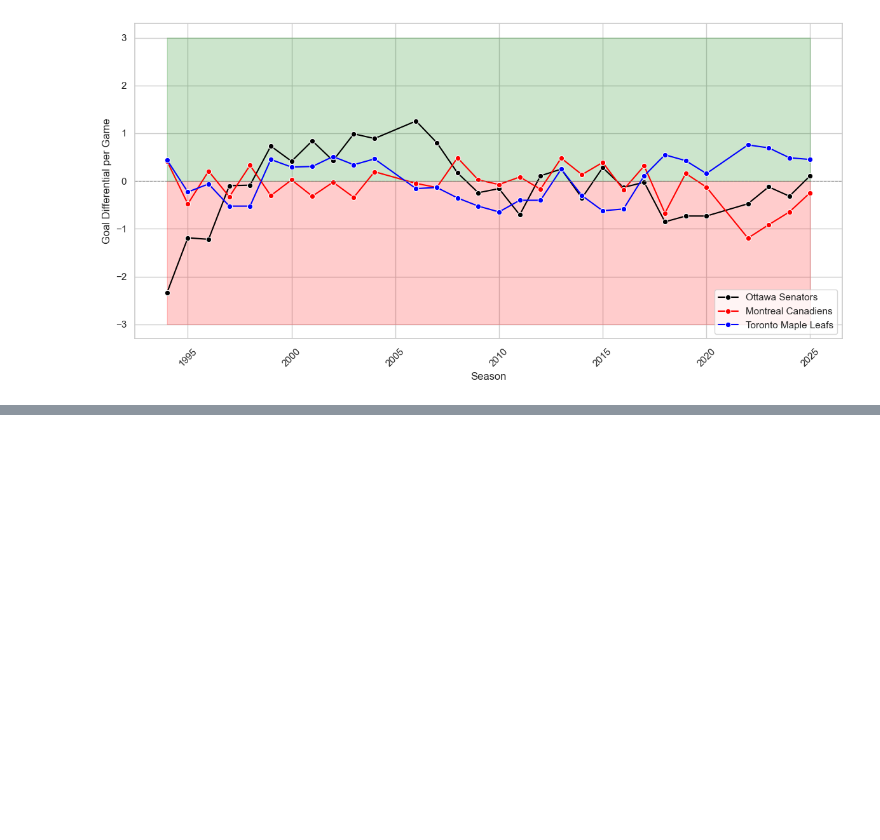
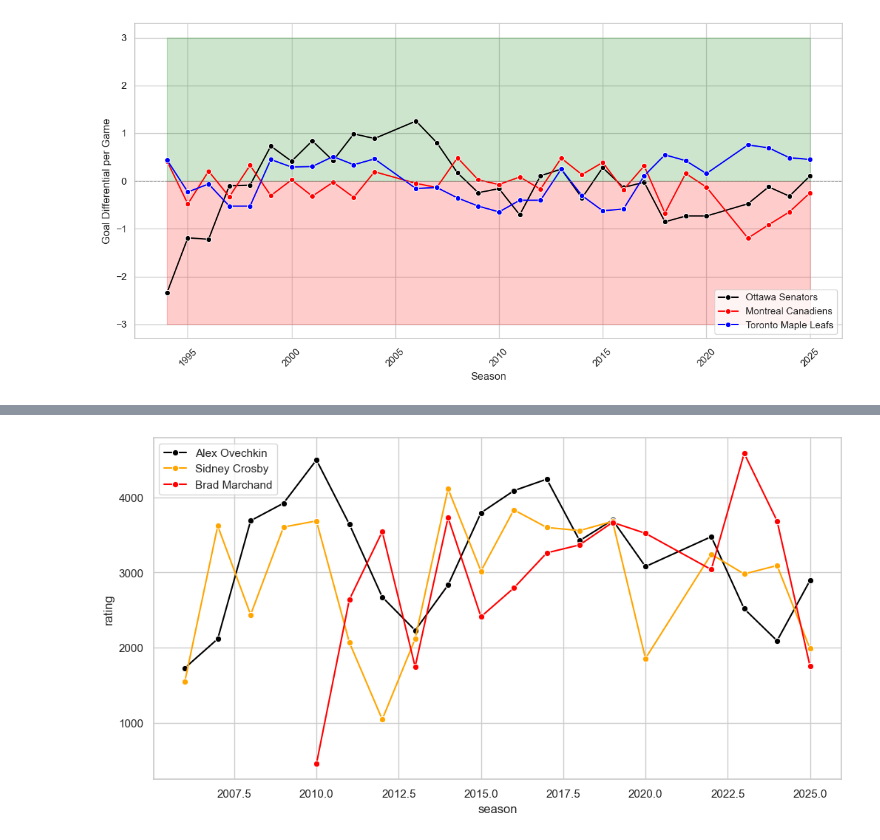
Before and after one commit to alibekk93/NHL_players_career_display, a Jupyter notebook: team_graph_test.ipynb, the cells around one changed output, grey strips where cells are left out. Drawn from its saved outputs; the diff is of its cells as text; code cells hidden in the pictures; blank space fills up the shorter version.

Commit message:
experimenting with player stats

```diff
--- a/team_graph_test.ipynb
+++ b/team_graph_test.ipynb
@@ -28,0 +73,4 @@ plt.show()
+# %%
+player_data['team'] = player_data['team'].map(team_name_dict)
+# %%
+combined_data = player_data.merge(team_data, left_on=['season', 'team'], right_on=['season', 'team'], how='inner')
@@ -28,0 +93,2 @@ plt.show()
+# %%
+combined_data['rating'] = (combined_data['GD per game'] + abs(combined_data['GD per game'].min())) * combined_data['TOI']
@@ -28,0 +115,22 @@ plt.show()
+# %%
+combined_data_agg = combined_data.groupby(['season', 'name']).agg({'rating': 'sum', 'position': 'first'}).reset_index()
+# %%
+sns.set(style="whitegrid")
+plt.figure(figsize=(12, 6))
+sns.lineplot(data=combined_data_agg[combined_data_agg['name']=='Alex Ovechkin'],
+             x='season', y='rating', marker='o', color='black', label='Alex Ovechkin')
+sns.lineplot(data=combined_data_agg[combined_data_agg['name']=='Sidney Crosby'],
+             x='season', y='rating', marker='o', color='orange', label='Sidney Crosby')
+sns.lineplot(data=combined_data_agg[combined_data_agg['name']=='Brad Marchand'],
+             x='season', y='rating', marker='o', color='red', label='Brad Marchand')
+# plt.axhline(0, color='grey', linestyle='--', linewidth=0.8)
+# plt.fill_between(team_data['season'], -3, 0, color='red', alpha=0.2)
+# plt.fill_between(team_data['season'], 0, 3, color='green', alpha=0.2)
+# plt.xlabel('Season')
+# plt.ylabel('Goal Differential per Game')
+# plt.xticks(rotation=45)
+# plt.tight_layout()
+
+plt.show()
+# %% [output]
+[figure, added]
```
Also changed, not shown: parts of 4 cells of this notebook.
